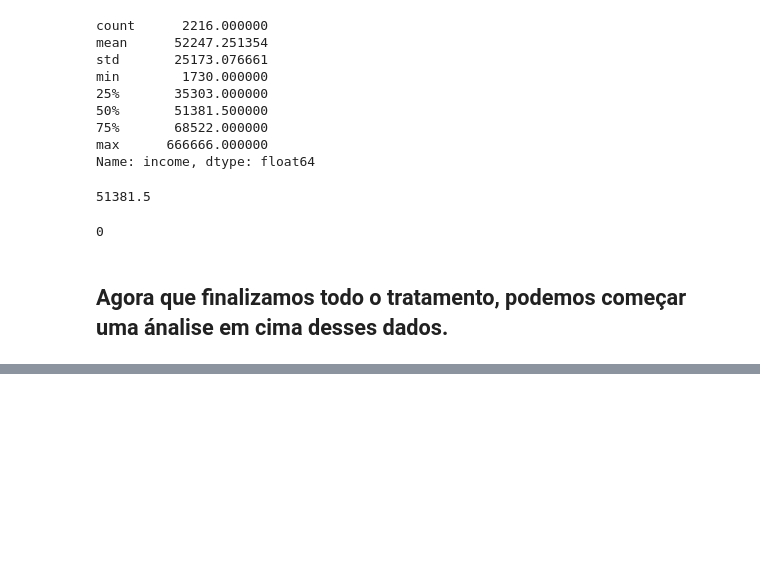
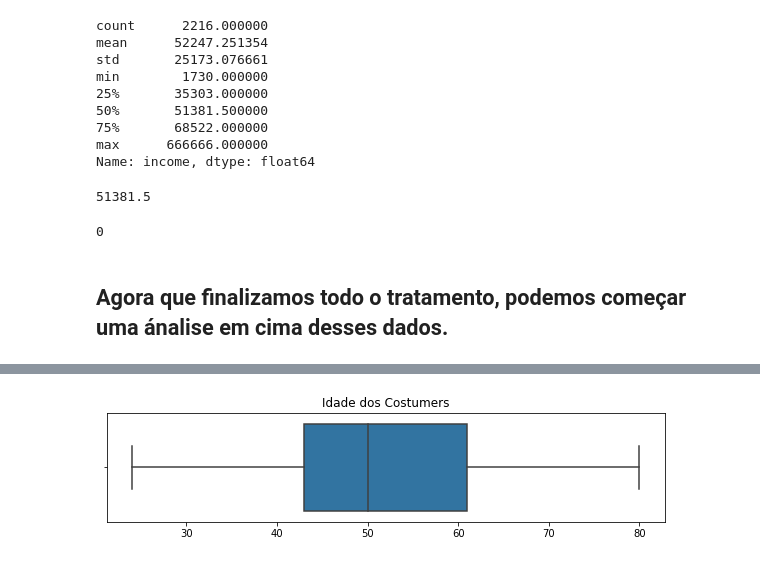
Before and after one commit to Beloin/marketing_analyze, a Jupyter notebook: market_analyze.ipynb, the cells around one changed output, grey strips where cells are left out. Drawn from its saved outputs; the diff is of its cells as text; code cells hidden in the pictures; blank space fills up the shorter version.

```diff
--- a/market_analyze.ipynb
+++ b/market_analyze.ipynb
@@ -392,0 +403,11 @@ base.income.isna().sum()
+# %%
+# Vamos ver a quantidade de clientes por idade
+test_year = base.copy()
+test_year.Year_Birth = test_year.Year_Birth.map(lambda date: 2020 - date)
+
+plt.subplots(figsize=(10, 2))
+ax = srn.boxplot(test_year.Year_Birth.values, showfliers=False)
+ax.set_title('Idade dos Costumers')
+plt.show()
+# %% [output]
+[figure, added]
```
Also changed, not shown: parts of 3 cells of this notebook.
